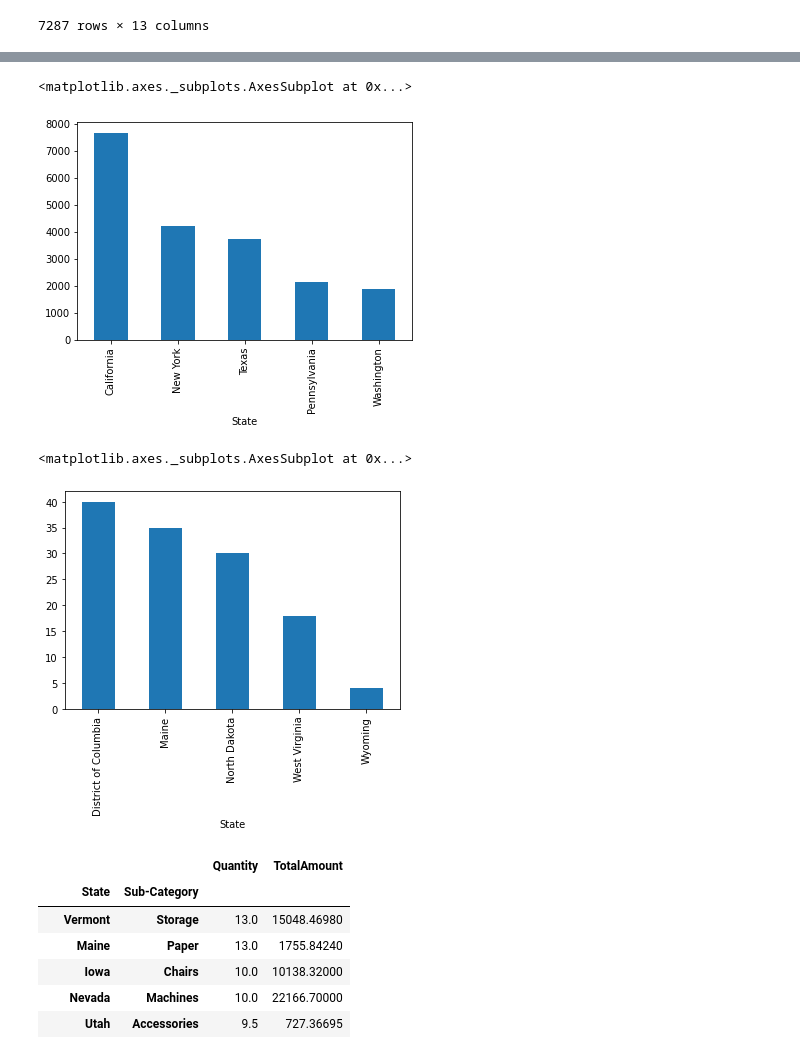
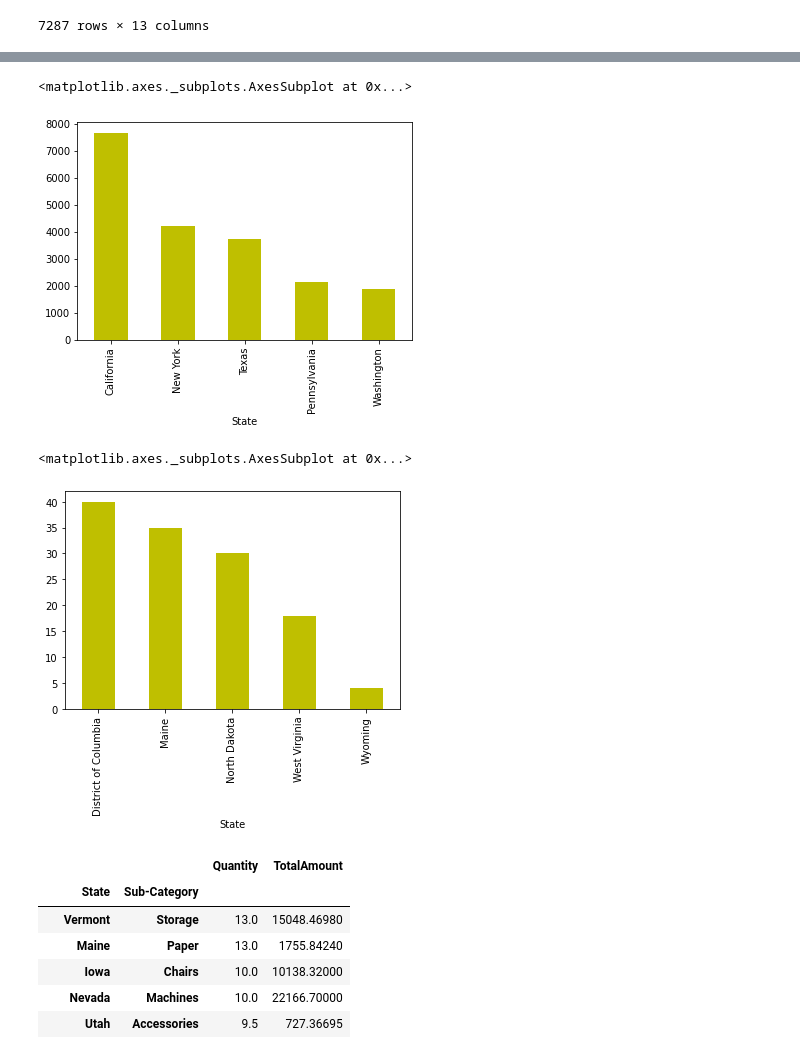
Before and after one commit to Topinder-chettri/Data-Science-And-Business-analytics-task-1, a Jupyter notebook: GRIP_Task_3_Exploratory_Data_Analysis_Retail.ipynb, the cells around one changed output, grey strips where cells are left out. Saved outputs shown, nothing was run; the diff lists cells and outputs as text; code cells hidden in the pictures.

```diff
--- a/GRIP_Task_3_Exploratory_Data_Analysis_Retail.ipynb
+++ b/GRIP_Task_3_Exploratory_Data_Analysis_Retail.ipynb
@@ -352,16 +352,16 @@ Wyoming                    4
 Name: Quantity, dtype: int64
 # %%
 # Top 5 Companies with high number of purchase
-country_price[:5].plot(kind = 'bar')
+country_price[:5].plot(kind = 'bar',color="y")
 # %% [output]
 <matplotlib.axes._subplots.AxesSubplot at 0x...>
-[figure, old version]
+[figure, new version]
 # %%
 # 5 Compaies with least number of purchase
-country_price[44:].plot(kind = 'bar')
+country_price[44:].plot(kind = 'bar',color="y")
 # %% [output]
 <matplotlib.axes._subplots.AxesSubplot at 0x...>
-[figure, old version]
+[figure, new version]
 # %%
 # Sales Average of each product per Quantity
 
```
Also changed, not shown: parts of 6 cells of this notebook.
